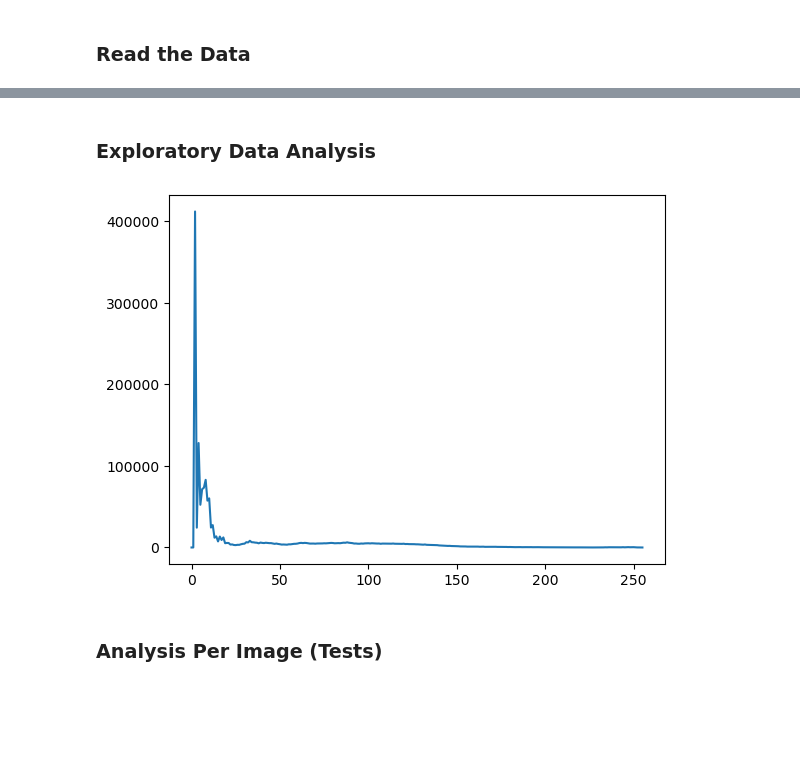
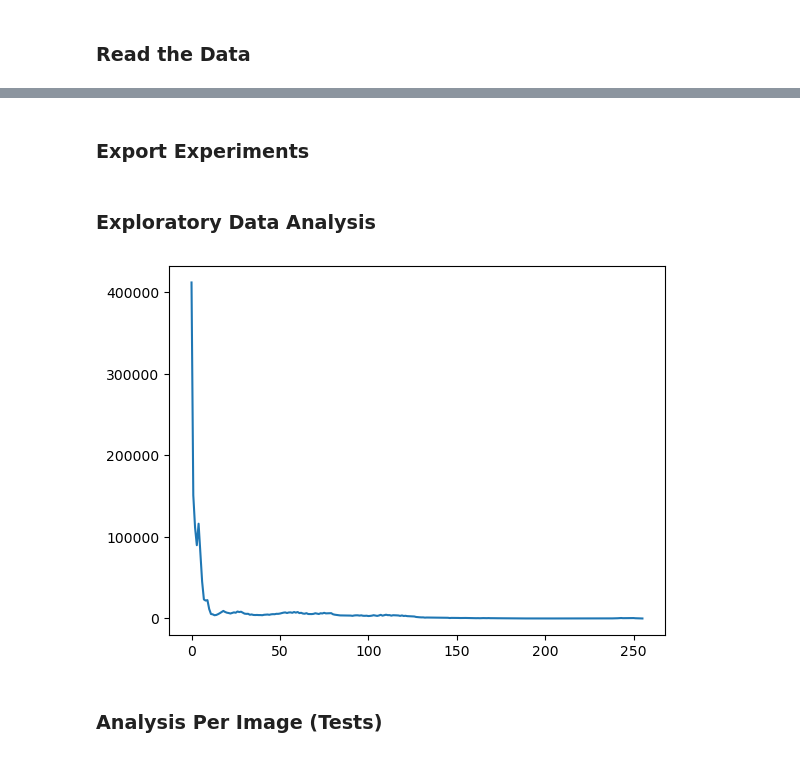
Before and after one commit to andresespinalh/Bone-Age-Assessment-HDA, a Jupyter notebook: bone-age-assessment-analysis.ipynb, the cells around one changed output, grey strips where cells are left out. Cells and saved outputs as stored; diff of their text form; code cells hidden in the pictures; blank space fills up the shorter version.

```diff
--- a/bone-age-assessment-analysis.ipynb
+++ b/bone-age-assessment-analysis.ipynb
@@ -131,16 +143,2 @@ for split in img_rel_paths_dict.keys():
-# %%
-# Define where the sampling is done
-split_sampling = 'training'
-
-# Take % amount of samples of images from the training set to analyze
-random.seed(642)
-perc_samples = 0.25
-n_samples = int(round(perc_samples*len(img_rel_paths_dict[split_sampling]), 0))
-img_paths_analysis = random.sample(list(img_rel_paths_dict[split_sampling].keys()), n_samples)
-
-# Read the images, preprocess and put both the source and the pre-processed image into a dictionary
-images = {}
-for img_key in img_paths_analysis:
-    img_src = cv.imread(img_rel_paths_dict[split_sampling][img_key])
-    img_p = preprocess_image(img_src, resize=False)
-    images[img_key] = {'img_src': img_src, 'img_p': img_p}
+# %% [markdown]
+### Export Experiments
@@ -147,13 +147,26 @@ for img_key in img_paths_analysis:
 # %% [markdown]
 ### Exploratory Data Analysis
-# %%
-img_list = [images[img_key]['img_p'] for img_key in images ]
-
-# The histogram for all images
-hist = cv.calcHist(img_list, [0], None, [256], [0,256])
-plt.plot(hist)
-plt.show()
-# %% [output]
-[figure, removed]
+# %%
+# Define where the sampling is done
+split_sampling = 'training'
+
+# Take % amount of samples of images from the training set to analyze
+random.seed(642)
+perc_samples = 0.25
+n_samples = int(round(perc_samples*len(img_rel_paths_dict[split_sampling]), 0))
+img_paths_analysis = random.sample(list(img_rel_paths_dict[split_sampling].keys()), n_samples)
+
+# Read the images, preprocess and put both the source and the pre-processed image into a dictionary
+images = []
+for img_key in img_paths_analysis:
+    img_src = cv.imread(img_rel_paths_dict[split_sampling][img_key])
+    images.append(img_src)
+
+# The histogram for all images
+hist = cv.calcHist(images, [0], None, [256], [0,256])
+plt.plot(hist)
+plt.show()
+# %% [output]
+[figure, added]
 # %% [markdown]
 ### Analysis Per Image (Tests)
```
Also changed, not shown: parts of 19 cells of this notebook.
